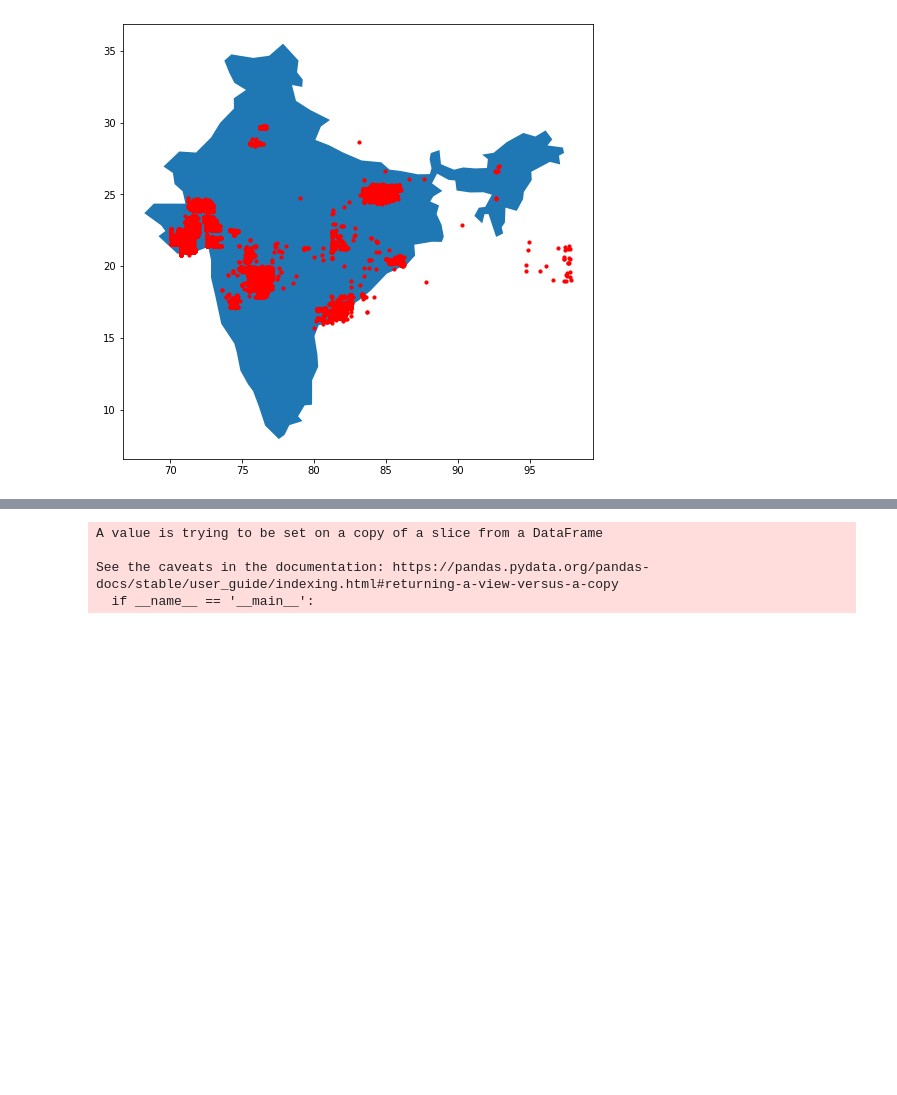
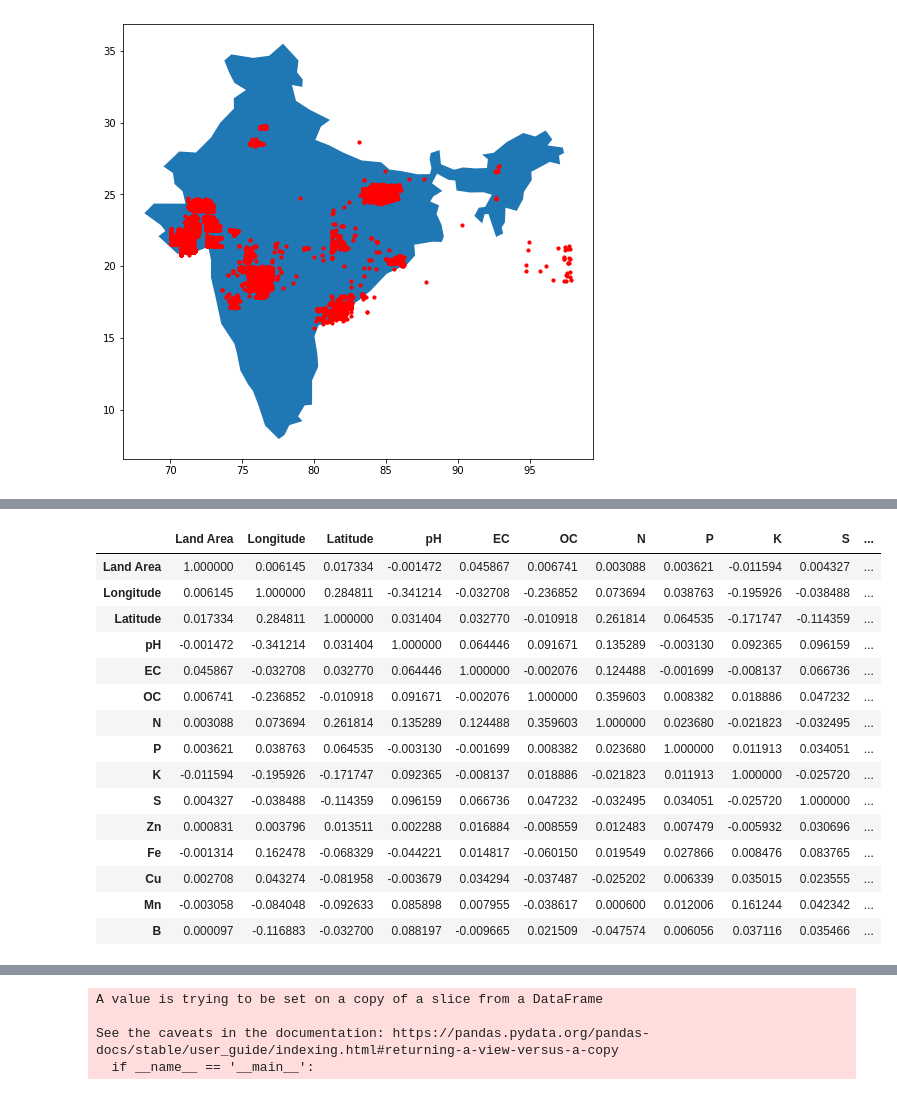
Before and after one commit to sumit-maan/soil_testing, a Jupyter notebook: data_analysis.ipynb, the cells around one changed output, grey strips where cells are left out. Cells and saved outputs as stored; diff of their text form; code cells hidden in the pictures; blank space fills up the shorter version.

```diff
--- a/data_analysis.ipynb
+++ b/data_analysis.ipynb
@@ -61,3 +44,23 @@ corr
+# %%
+corr = df.corr()
+corr
+# %% [output]
+|  | Land Area | Longitude | Latitude | pH | EC | OC | N | P | K | S | ... |
+| Land Area | 1.000000 | 0.006145 | 0.017334 | -0.001472 | 0.045867 | 0.006741 | 0.003088 | 0.003621 | -0.011594 | 0.004327 | ... |
+| Longitude | 0.006145 | 1.000000 | 0.284811 | -0.341214 | -0.032708 | -0.236852 | 0.073694 | 0.038763 | -0.195926 | -0.038488 | ... |
+| Latitude | 0.017334 | 0.284811 | 1.000000 | 0.031404 | 0.032770 | -0.010918 | 0.261814 | 0.064535 | -0.171747 | -0.114359 | ... |
+| pH | -0.001472 | -0.341214 | 0.031404 | 1.000000 | 0.064446 | 0.091671 | 0.135289 | -0.003130 | 0.092365 | 0.096159 | ... |
+| EC | 0.045867 | -0.032708 | 0.032770 | 0.064446 | 1.000000 | -0.002076 | 0.124488 | -0.001699 | -0.008137 | 0.066736 | ... |
+| OC | 0.006741 | -0.236852 | -0.010918 | 0.091671 | -0.002076 | 1.000000 | 0.359603 | 0.008382 | 0.018886 | 0.047232 | ... |
+| N | 0.003088 | 0.073694 | 0.261814 | 0.135289 | 0.124488 | 0.359603 | 1.000000 | 0.023680 | -0.021823 | -0.032495 | ... |
+| P | 0.003621 | 0.038763 | 0.064535 | -0.003130 | -0.001699 | 0.008382 | 0.023680 | 1.000000 | 0.011913 | 0.034051 | ... |
+| K | -0.011594 | -0.195926 | -0.171747 | 0.092365 | -0.008137 | 0.018886 | -0.021823 | 0.011913 | 1.000000 | -0.025720 | ... |
+| S | 0.004327 | -0.038488 | -0.114359 | 0.096159 | 0.066736 | 0.047232 | -0.032495 | 0.034051 | -0.025720 | 1.000000 | ... |
+| Zn | 0.000831 | 0.003796 | 0.013511 | 0.002288 | 0.016884 | -0.008559 | 0.012483 | 0.007479 | -0.005932 | 0.030696 | ... |
+| Fe | -0.001314 | 0.162478 | -0.068329 | -0.044221 | 0.014817 | -0.060150 | 0.019549 | 0.027866 | 0.008476 | 0.083765 | ... |
+| Cu | 0.002708 | 0.043274 | -0.081958 | -0.003679 | 0.034294 | -0.037487 | -0.025202 | 0.006339 | 0.035015 | 0.023555 | ... |
+| Mn | -0.003058 | -0.084048 | -0.092633 | 0.085898 | 0.007955 | -0.038617 | 0.000600 | 0.012006 | 0.161244 | 0.042342 | ... |
+| B | 0.000097 | -0.116883 | -0.032700 | 0.088197 | -0.009665 | 0.021509 | -0.047574 | 0.006056 | 0.037116 | 0.035466 | ... |
 # %%
 plt.figure(figsize=(10,10))
 sns.heatmap(corr, fmt='.2g',linewidths=0)
```
Also changed, not shown: parts of 3 cells of this notebook.
